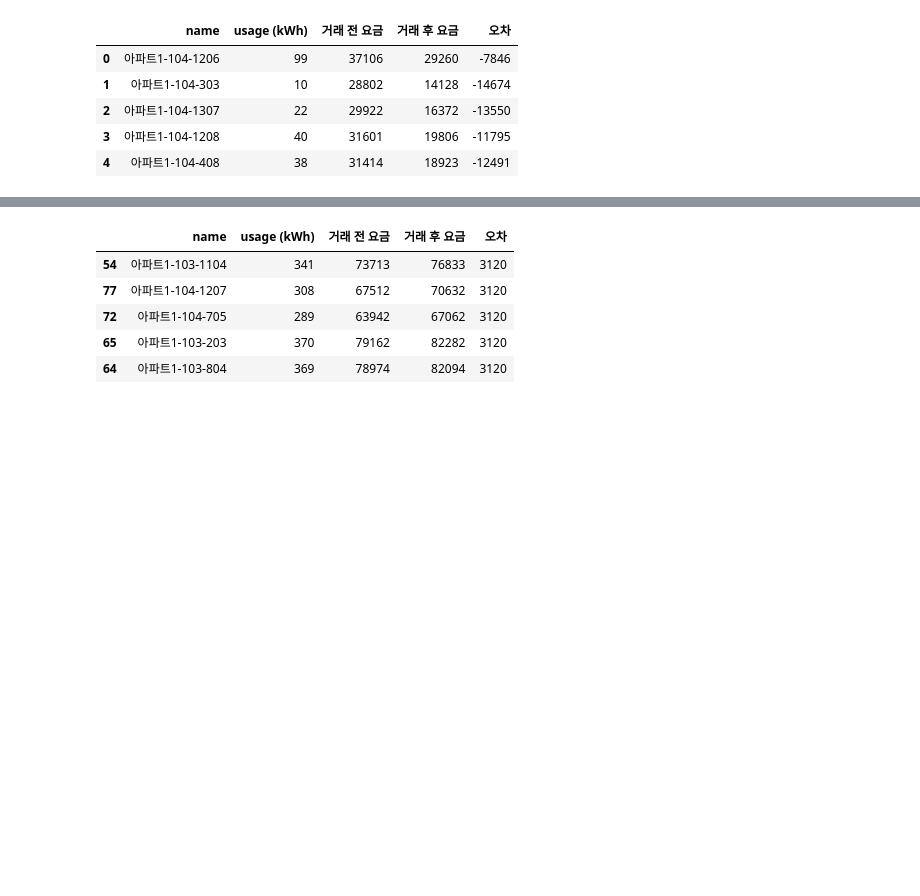
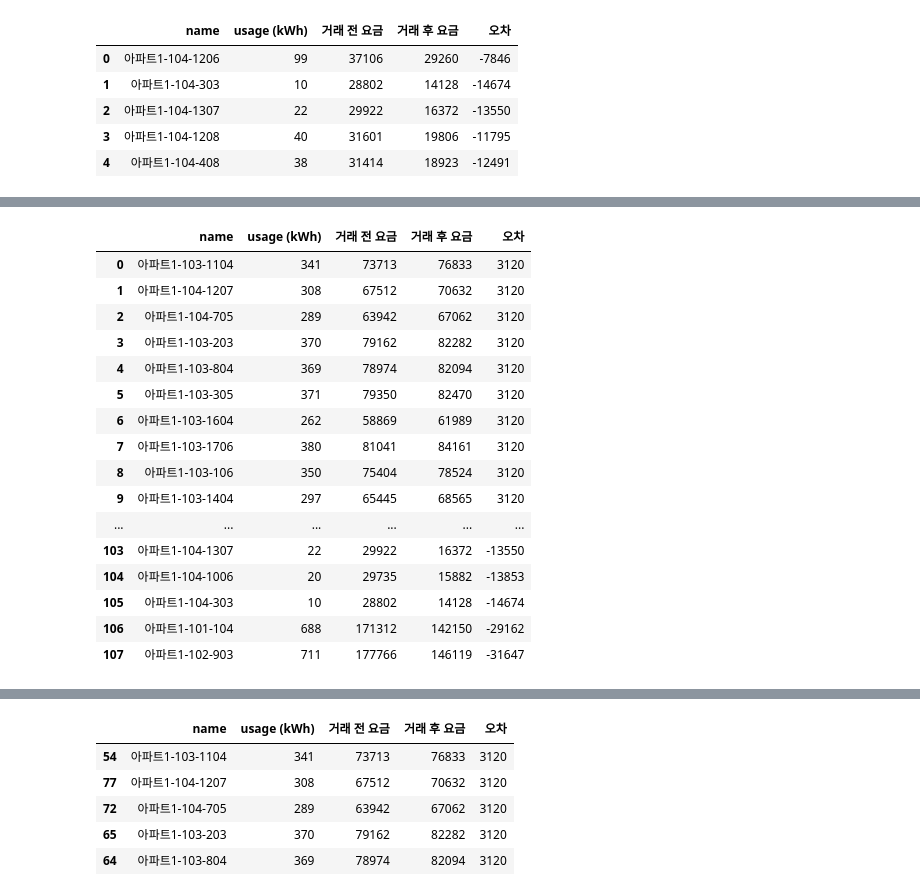
Before and after one commit to formegusto/energy-trading, a Jupyter notebook: analysis. paran energy.ipynb, the cells around one changed output, grey strips where cells are left out. Saved outputs shown, nothing was run; the diff lists cells and outputs as text; code cells hidden in the pictures; blank space fills up the shorter version.

```diff
--- a/analysis. paran energy.ipynb
+++ b/analysis. paran energy.ipynb
@@ -392,0 +408,20 @@ _com_datas.head()
+# %%
+_com_datas.iloc[desc_idx].reset_index(drop=True)
+# %% [output]
+|  | name | usage (kWh) | 거래 전 요금 | 거래 후 요금 | 오차 |
+| 0 | 아파트1-103-1104 | 341 | 73713 | 76833 | 3120 |
+| 1 | 아파트1-104-1207 | 308 | 67512 | 70632 | 3120 |
+| 2 | 아파트1-104-705 | 289 | 63942 | 67062 | 3120 |
+| 3 | 아파트1-103-203 | 370 | 79162 | 82282 | 3120 |
+| 4 | 아파트1-103-804 | 369 | 78974 | 82094 | 3120 |
+| 5 | 아파트1-103-305 | 371 | 79350 | 82470 | 3120 |
+| 6 | 아파트1-103-1604 | 262 | 58869 | 61989 | 3120 |
+| 7 | 아파트1-103-1706 | 380 | 81041 | 84161 | 3120 |
+| 8 | 아파트1-103-106 | 350 | 75404 | 78524 | 3120 |
+| 9 | 아파트1-103-1404 | 297 | 65445 | 68565 | 3120 |
+| ... | ... | ... | ... | ... | ... |
+| 103 | 아파트1-104-1307 | 22 | 29922 | 16372 | -13550 |
+| 104 | 아파트1-104-1006 | 20 | 29735 | 15882 | -13853 |
+| 105 | 아파트1-104-303 | 10 | 28802 | 14128 | -14674 |
+| 106 | 아파트1-101-104 | 688 | 171312 | 142150 | -29162 |
+| 107 | 아파트1-102-903 | 711 | 177766 | 146119 | -31647 |
```
Also changed, not shown: parts of 8 cells of this notebook.
